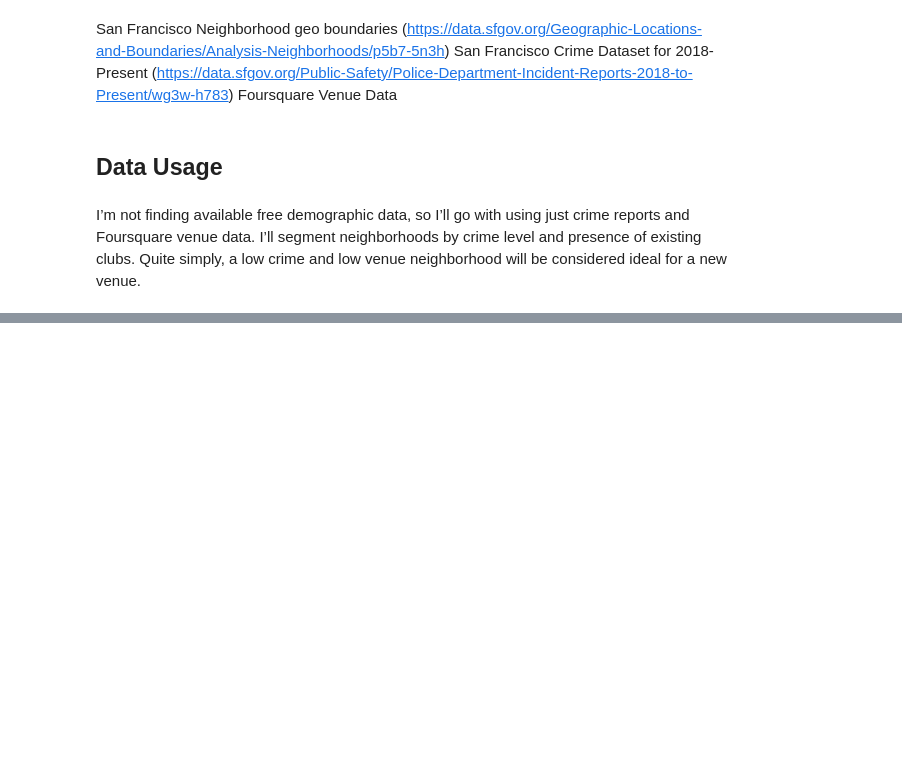
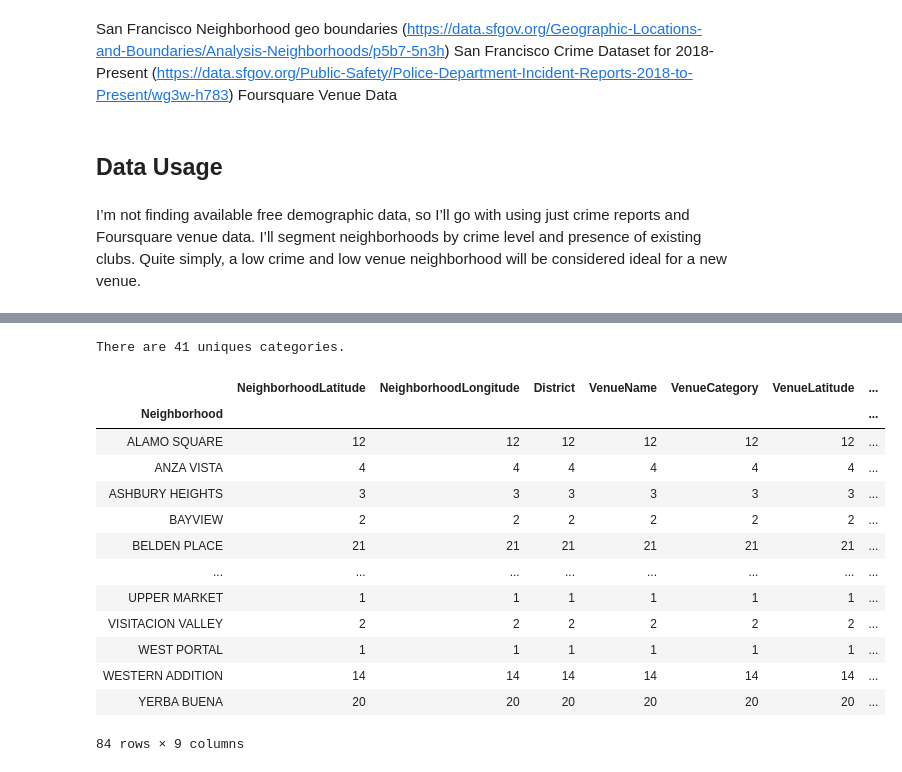
Before and after one commit to pixiewoods/Coursera_Capstone, a Jupyter notebook: Music Club Project.ipynb, the cells around one changed output, grey strips where cells are left out. Cells and saved outputs as stored; diff of their text form; code cells hidden in the pictures; blank space fills up the shorter version.

```diff
--- a/Music Club Project.ipynb
+++ b/Music Club Project.ipynb
@@ -62,0 +215,8 @@ df_data_1.head()
+# %%
+neighborhood_name = 'Alamo Square'
+latitude = 37.776384
+longitude = -122.434709
+search_query = ""
+radius = 400
+intent = 'browse'
+categoryId = ','.join(categoryIds)
@@ -62,0 +357,7 @@ df_data_1.head()
+# %%
+# Run the Search Venue function for each neighborhood in San Francisco
+sanfran_venues = getNearbyVenues(sf_coords['Neighborhood'],
+                                   sf_coords['Latitude'],
+                                   sf_coords['Longitude'],
+                                   sf_coords['District']
+                                  )
@@ -62,0 +420,25 @@ df_data_1.head()
+# %%
+# How many unique categories were returned?
+print('There are {} uniques categories.'.format(len(sanfran_venues['VenueCategory'].unique())))
+# %% [output]
+There are 41 uniques categories.
+# %%
+# Determine the top 5 venue categories for each neighborhood
+
+# How many venues returned for each Neighborhood?
+sanfran_venues.groupby('Neighborhood').count()
+# %% [output]
+|  | NeighborhoodLatitude | NeighborhoodLongitude | District | VenueName | VenueCategory | VenueLatitude | ... |
+| Neighborhood |  |  |  |  |  |  | ... |
+| ALAMO SQUARE | 12 | 12 | 12 | 12 | 12 | 12 | ... |
+| ANZA VISTA | 4 | 4 | 4 | 4 | 4 | 4 | ... |
+| ASHBURY HEIGHTS | 3 | 3 | 3 | 3 | 3 | 3 | ... |
+| BAYVIEW | 2 | 2 | 2 | 2 | 2 | 2 | ... |
+| BELDEN PLACE | 21 | 21 | 21 | 21 | 21 | 21 | ... |
+| ... | ... | ... | ... | ... | ... | ... | ... |
+| UPPER MARKET | 1 | 1 | 1 | 1 | 1 | 1 | ... |
+| VISITACION VALLEY | 2 | 2 | 2 | 2 | 2 | 2 | ... |
+| WEST PORTAL | 1 | 1 | 1 | 1 | 1 | 1 | ... |
+| WESTERN ADDITION | 14 | 14 | 14 | 14 | 14 | 14 | ... |
+| YERBA BUENA | 20 | 20 | 20 | 20 | 20 | 20 | ... |
+84 rows × 9 columns
```
Also changed, not shown: parts of 26 cells of this notebook.
